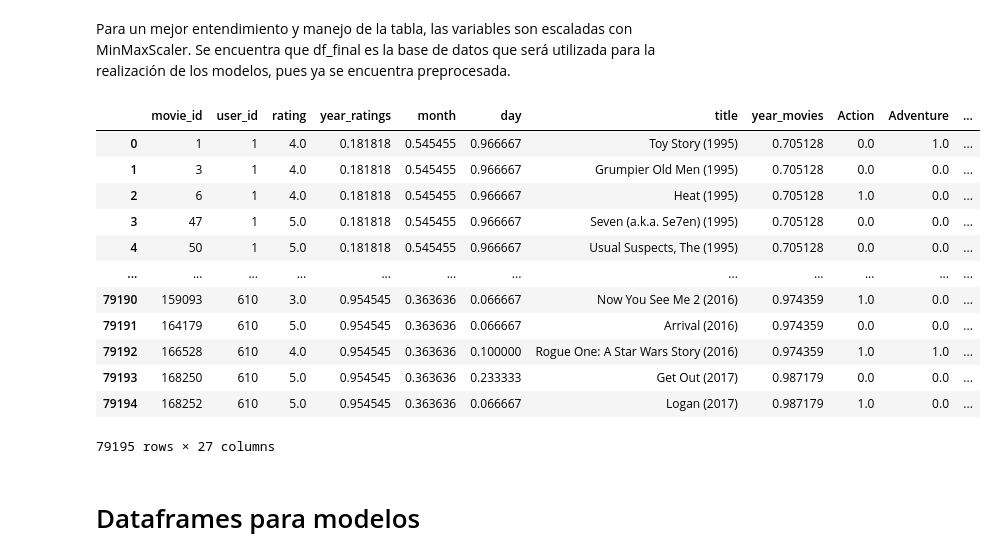
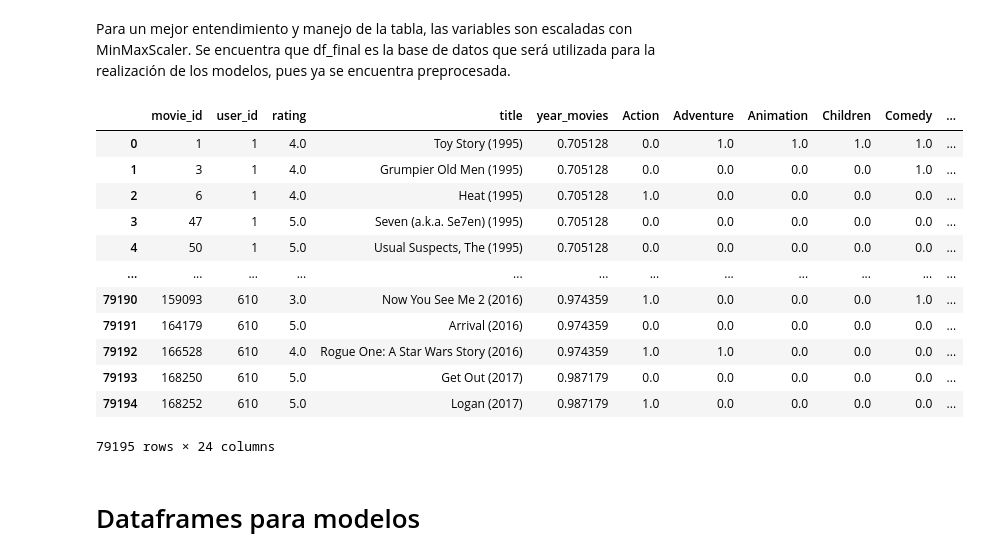
Before and after one commit to josedavidm12/sistemas_recomendacion, a Jupyter notebook: c_limpieza.ipynb, the cells around one changed output. Drawn from its saved outputs; the diff is of its cells as text; code cells hidden in the pictures.

```diff
--- a/c_limpieza.ipynb
+++ b/c_limpieza.ipynb
@@ -89,7 +90,7 @@ cur.fetchall()
  ...]
 # %%
 print("\nPrimeras 5 filas:")
-df_final = pd.read_sql("SELECT * from df_final",conn)
+df_final = pd.read_sql("SELECT * from df_explorado",conn)
 df_final.head()
 # %% [output]
 Primeras 5 filas:
@@ -105,15 +107,27 @@ Primeras 5 filas:
+# %%
+#Separar columna de generos
+df_genres = pd.get_dummies(df_final['genres']).astype(int)
+
+#Tomar los datos únicos de cada película sin la columna de géneros
+df_movies = df_final.drop('genres', axis=1).drop_duplicates(subset=['user_id', 'movie_id', 'title'])
+
+#Agregar información de géneros agrupando por movie_id
+genres_by_movie = df_genres.groupby(df_final['movie_id']).max()
+
+# Unir los dataframes
+df_final2 = df_movies.set_index('movie_id').join(genres_by_movie).reset_index()
 # %% [markdown]
 ## Cambio de tipo de variable
 # %%
 # Convertir la columna 'year_movies' a tipo entero de 64 bits (int64)
-df_final['year_movies'] = df_final['year_movies'].astype('int64')
+df_final2['year_movies'] = df_final2['year_movies'].astype('int64')
 
 # Convertir la columna 'movie_id' a tipo objeto
-df_final['movie_id'] = df_final['movie_id'].astype('object')
+df_final2['movie_id'] = df_final2['movie_id'].astype('object')
 
 # Convertir la columna 'user_id' a tipo objeto
-df_final['user_id'] = df_final['user_id'].astype('object')
+df_final2['user_id'] = df_final2['user_id'].astype('object')
 
 # Imprimir los tipos de datos actuales de todas las columnas del DataFrame
-print(df_final.dtypes)
+print(df_final2.dtypes)
 # %% [output]
@@ -154,6 +168,6 @@ fn.contar_outliers_iqr(df_final) #Ver la cantidad de atipicos del dataframe o en
 | 0 | rating | 2811 |
 # %%
 #Imputar los valores atipicos de la variable ratings y visualizar como quedaria la tabla hasta este punto
-df_final=fn.impute_outliers_with_mean(df_final, 'rating')
+df_final=fn.impute_outliers_with_mean(df_final2, 'rating')
 df_final.head()
 # %% [output]
@@ -198,33 +200,33 @@ Para un mejor entendimiento y manejo de la tabla, las variables son escaladas co
 # %%
 # Escalado de todo el data frame para facilitar su uso en la elaboración próxima de modelos de recomendación
 
 # Seleccion de las variables a escalar
 numcol = []
 for col in df_final.columns:
-    if df_final[col].dtypes == "int64": #Seleccionar solo las variables con valores enteros
+    if df_final2[col].dtypes == "int64": #Seleccionar solo las variables con valores enteros
         numcol.append(col)
 
 # Escalamiento de restar el minimo y dividir sobre el rango
 scaler = MinMaxScaler()
 for col in numcol:
-    df_final[[col]] = scaler.fit_transform(df_final[[col]])
+    df_final2[[col]] = scaler.fit_transform(df_final2[[col]])
 
 # Visualización de la base de datos escalada
-df_final
+df_final2
 # %% [output]
-|  | movie_id | user_id | rating | year_ratings | month | day | title | year_movies | Action | Adventure | ... |
-| 0 | 1 | 1 | 4.0 | 0.181818 | 0.545455 | 0.966667 | Toy Story (1995) | 0.705128 | 0.0 | 1.0 | ... |
-| 1 | 3 | 1 | 4.0 | 0.181818 | 0.545455 | 0.966667 | Grumpier Old Men (1995) | 0.705128 | 0.0 | 0.0 | ... |
-| 2 | 6 | 1 | 4.0 | 0.181818 | 0.545455 | 0.966667 | Heat (1995) | 0.705128 | 1.0 | 0.0 | ... |
-| 3 | 47 | 1 | 5.0 | 0.181818 | 0.545455 | 0.966667 | Seven (a.k.a. Se7en) (1995) | 0.705128 | 0.0 | 0.0 | ... |
-| 4 | 50 | 1 | 5.0 | 0.181818 | 0.545455 | 0.966667 | Usual Suspects, The (1995) | 0.705128 | 0.0 | 0.0 | ... |
+|  | movie_id | user_id | rating | title | year_movies | Action | Adventure | Animation | Children | Comedy | ... |
+| 0 | 1 | 1 | 4.0 | Toy Story (1995) | 0.705128 | 0.0 | 1.0 | 1.0 | 1.0 | 1.0 | ... |
+| 1 | 3 | 1 | 4.0 | Grumpier Old Men (1995) | 0.705128 | 0.0 | 0.0 | 0.0 | 0.0 | 1.0 | ... |
+| 2 | 6 | 1 | 4.0 | Heat (1995) | 0.705128 | 1.0 | 0.0 | 0.0 | 0.0 | 0.0 | ... |
+| 3 | 47 | 1 | 5.0 | Seven (a.k.a. Se7en) (1995) | 0.705128 | 0.0 | 0.0 | 0.0 | 0.0 | 0.0 | ... |
+| 4 | 50 | 1 | 5.0 | Usual Suspects, The (1995) | 0.705128 | 0.0 | 0.0 | 0.0 | 0.0 | 0.0 | ... |
 | ... | ... | ... | ... | ... | ... | ... | ... | ... | ... | ... | ... |
-| 79190 | 159093 | 610 | 3.0 | 0.954545 | 0.363636 | 0.066667 | Now You See Me 2 (2016) | 0.974359 | 1.0 | 0.0 | ... |
-| 79191 | 164179 | 610 | 5.0 | 0.954545 | 0.363636 | 0.066667 | Arrival (2016) | 0.974359 | 0.0 | 0.0 | ... |
-| 79192 | 166528 | 610 | 4.0 | 0.954545 | 0.363636 | 0.100000 | Rogue One: A Star Wars Story (2016) | 0.974359 | 1.0 | 1.0 | ... |
-| 79193 | 168250 | 610 | 5.0 | 0.954545 | 0.363636 | 0.233333 | Get Out (2017) | 0.987179 | 0.0 | 0.0 | ... |
-| 79194 | 168252 | 610 | 5.0 | 0.954545 | 0.363636 | 0.066667 | Logan (2017) | 0.987179 | 1.0 | 0.0 | ... |
+| 79190 | 159093 | 610 | 3.0 | Now You See Me 2 (2016) | 0.974359 | 1.0 | 0.0 | 0.0 | 0.0 | 1.0 | ... |
+| 79191 | 164179 | 610 | 5.0 | Arrival (2016) | 0.974359 | 0.0 | 0.0 | 0.0 | 0.0 | 0.0 | ... |
+| 79192 | 166528 | 610 | 4.0 | Rogue One: A Star Wars Story (2016) | 0.974359 | 1.0 | 1.0 | 0.0 | 0.0 | 0.0 | ... |
+| 79193 | 168250 | 610 | 5.0 | Get Out (2017) | 0.987179 | 0.0 | 0.0 | 0.0 | 0.0 | 0.0 | ... |
+| 79194 | 168252 | 610 | 5.0 | Logan (2017) | 0.987179 | 1.0 | 0.0 | 0.0 | 0.0 | 0.0 | ... |
-79195 rows × 27 columns
+79195 rows × 24 columns
 # %% [markdown]
 # Dataframes para modelos
 # %% [markdown]
```
Also changed, not shown: parts of 18 cells of this notebook, 8 other files.
